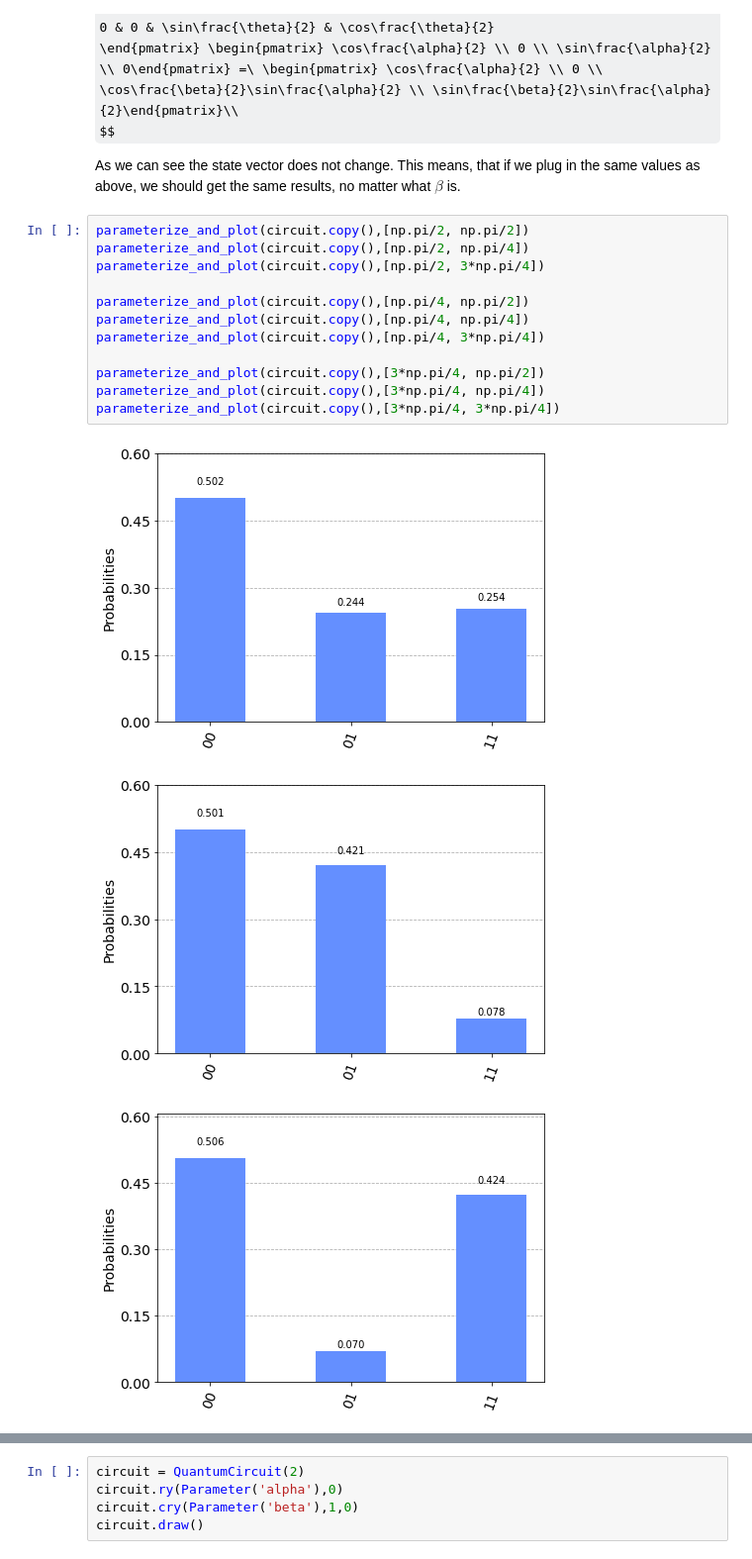
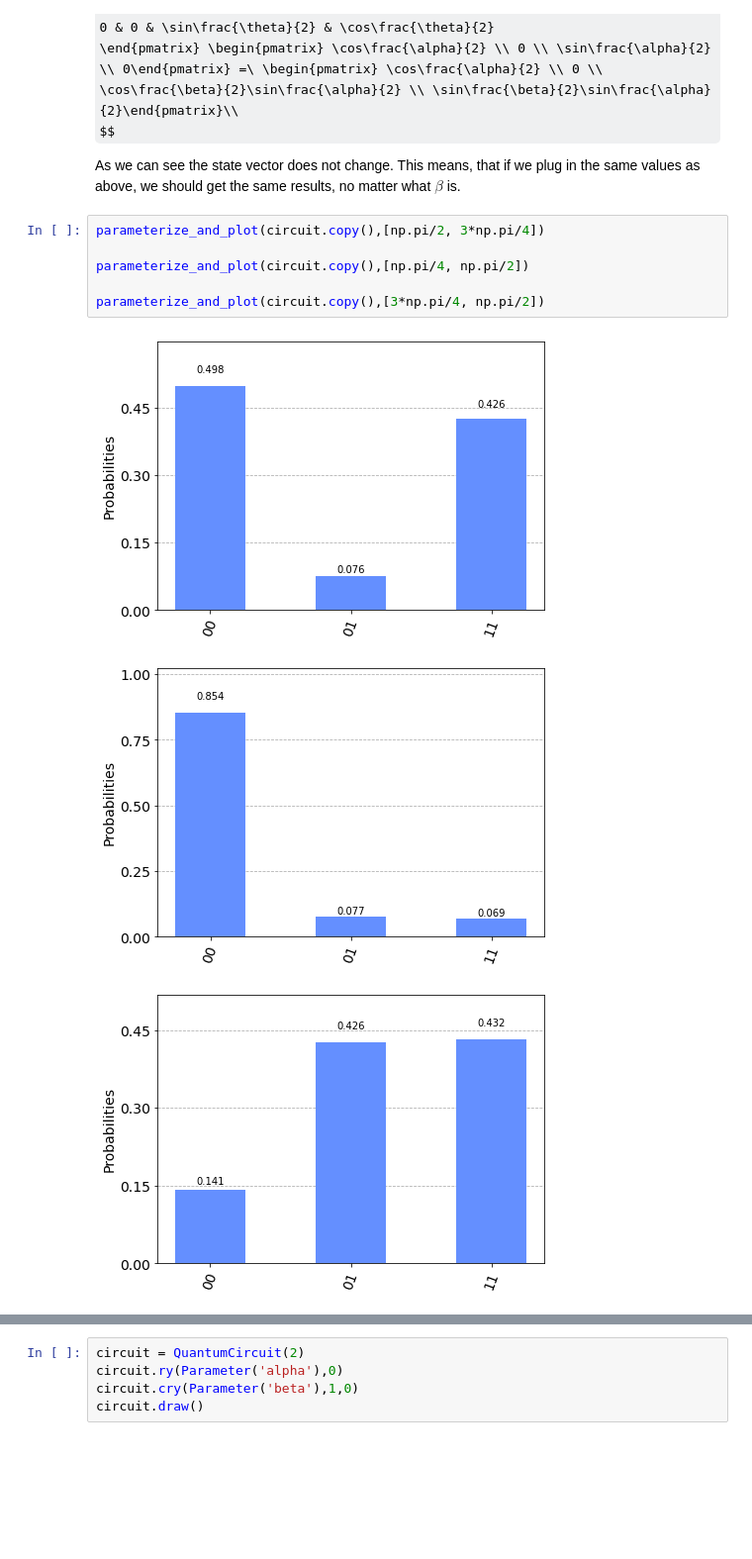
Before and after one commit to RicardoMonteiroSimoes/ZHAW_PAHS212, a Jupyter notebook: jupyter/circuit_calculations.ipynb, the cells around one changed output, grey strips where cells are left out. Shown at 99% size. Drawn from its saved outputs; the diff is of its cells as text; some formulas as TeX source; blank space fills up the shorter version.

```diff
--- a/jupyter/circuit_calculations.ipynb
+++ b/jupyter/circuit_calculations.ipynb
@@ -207,18 +207,12 @@ $$
 
 As we can see the state vector does not change. This means, that if we plug in the same values as above, we should get the same results, no matter what $\beta$ is.
 # %%
-parameterize_and_plot(circuit.copy(),[np.pi/2, np.pi/2])
-parameterize_and_plot(circuit.copy(),[np.pi/2, np.pi/4])
 parameterize_and_plot(circuit.copy(),[np.pi/2, 3*np.pi/4])
 
 parameterize_and_plot(circuit.copy(),[np.pi/4, np.pi/2])
-parameterize_and_plot(circuit.copy(),[np.pi/4, np.pi/4])
-parameterize_and_plot(circuit.copy(),[np.pi/4, 3*np.pi/4])
 
 parameterize_and_plot(circuit.copy(),[3*np.pi/4, np.pi/2])
-parameterize_and_plot(circuit.copy(),[3*np.pi/4, np.pi/4])
-parameterize_and_plot(circuit.copy(),[3*np.pi/4, 3*np.pi/4])
 # %% [output]
-[figure, old version]
+[figure, new version]
-[figure, old version]
+[figure, new version]
-[figure, old version]
+[figure, new version]
```
Also changed, not shown: parts of 8 cells of this notebook.
